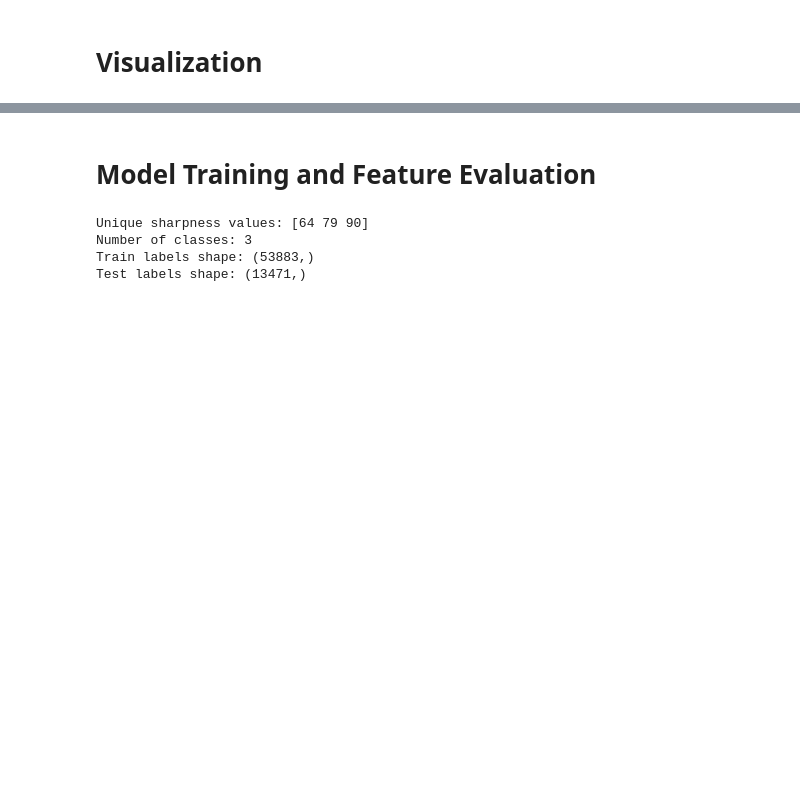
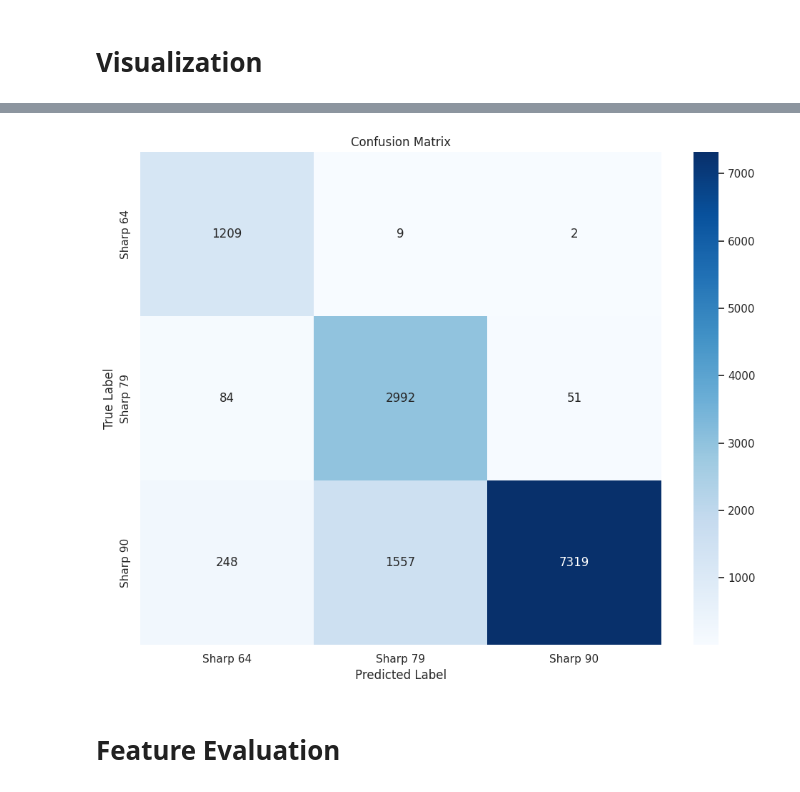
Before and after one commit to hengrvisal/knife_sharpness, a Jupyter notebook: data.ipynb, the cells around one changed output, grey strips where cells are left out. Saved outputs shown, nothing was run; the diff lists cells and outputs as text; code cells hidden in the pictures; blank space fills up the shorter version.

```diff
--- a/data.ipynb
+++ b/data.ipynb
@@ -497,0 +434,13 @@ I0000 00:00:1743176885.580845   34651 gpu_device.cc:2019] Created device /job:lo
+# %%
+normalizer = layers.Normalization(axis=-1)
+normalizer.adapt(X_resampled)
+
+X_train_processed = normalizer(X_resampled).numpy()
+X_test_processed = normalizer(test_features.values).numpy()
+y_train_processed = y_resampled
+
+# check the normalized data
+print(f"Min value in normalized data: {X_train_processed.min()}")
+print(f"Max value in normalized data: {X_train_processed.max()}")
+print(f"Mean value in normalized data: {X_train_processed.mean()}")
+print(f"Standard deviation in normalized data: {X_train_processed.std()}")
@@ -497,0 +455,10 @@ I0000 00:00:1743176885.580845   34651 gpu_device.cc:2019] Created device /job:lo
+# %%
+from sklearn.ensemble import RandomForestClassifier
+
+rf_model = RandomForestClassifier(
+    n_estimators=500,
+    random_state=42,
+    n_jobs=-1
+)
+
+rf_model.fit(X_train_processed, y_train_processed)
@@ -497,0 +467,4 @@ I0000 00:00:1743176885.580845   34651 gpu_device.cc:2019] Created device /job:lo
+# %%
+# make predictions on the test set
+
+predictions = rf_model.predict(X_test_processed)
@@ -498,26 +485,22 @@ I0000 00:00:1743176885.580845   34651 gpu_device.cc:2019] Created device /job:lo
+# %%
+# Create the confusion matrix
+cm = confusion_matrix(test_labels.values, predictions)
+
+# Get unique class labels
+unique_classes = np.sort(np.unique(np.concatenate([test_labels.values, predictions])))
+class_labels = [f'Sharp {val}' for val in unique_classes]
+
+# Plot the confusion matrix
+plt.figure(figsize=(10, 8))
+sns.heatmap(cm, annot=True, fmt='d', cmap='Blues',
+            xticklabels=class_labels,
+            yticklabels=class_labels)
+plt.title('Confusion Matrix')
+plt.ylabel('True Label')
+plt.xlabel('Predicted Label')
+plt.tight_layout()
+plt.show()
+# %% [output]
+[figure, added]
 # %% [markdown]
-# **Model Training and Feature Evaluation**
+# **Feature Evaluation**
-# %%
-# First, let's convert the sharpness values to discrete classes
-# assuming sharpness is already in train_labels and test_labels
-
-# Get unique sharpness values
-unique_sharpness = np.sort(np.unique(np.concatenate([train_labels, test_labels])))
-print(f"Unique sharpness values: {unique_sharpness}")
-print(f"Number of classes: {len(unique_sharpness)}")
-
-# Create a mapping from sharpness values to class indices
-sharpness_to_class = {value: idx for idx, value in enumerate(unique_sharpness)}
-class_to_sharpness = {idx: value for idx, value in enumerate(unique_sharpness)}
-
-# Convert to class indices
-train_labels_class = np.array([sharpness_to_class[val] for val in train_labels])
-test_labels_class = np.array([sharpness_to_class[val] for val in test_labels])
-
-print(f"Train labels shape: {train_labels_class.shape}")
-print(f"Test labels shape: {test_labels_class.shape}")
-# %% [output]
-Unique sharpness values: [64 79 90]
-Number of classes: 3
-Train labels shape: (53883,)
-Test labels shape: (13471,)
```
Also changed, not shown: parts of 31 cells of this notebook.
